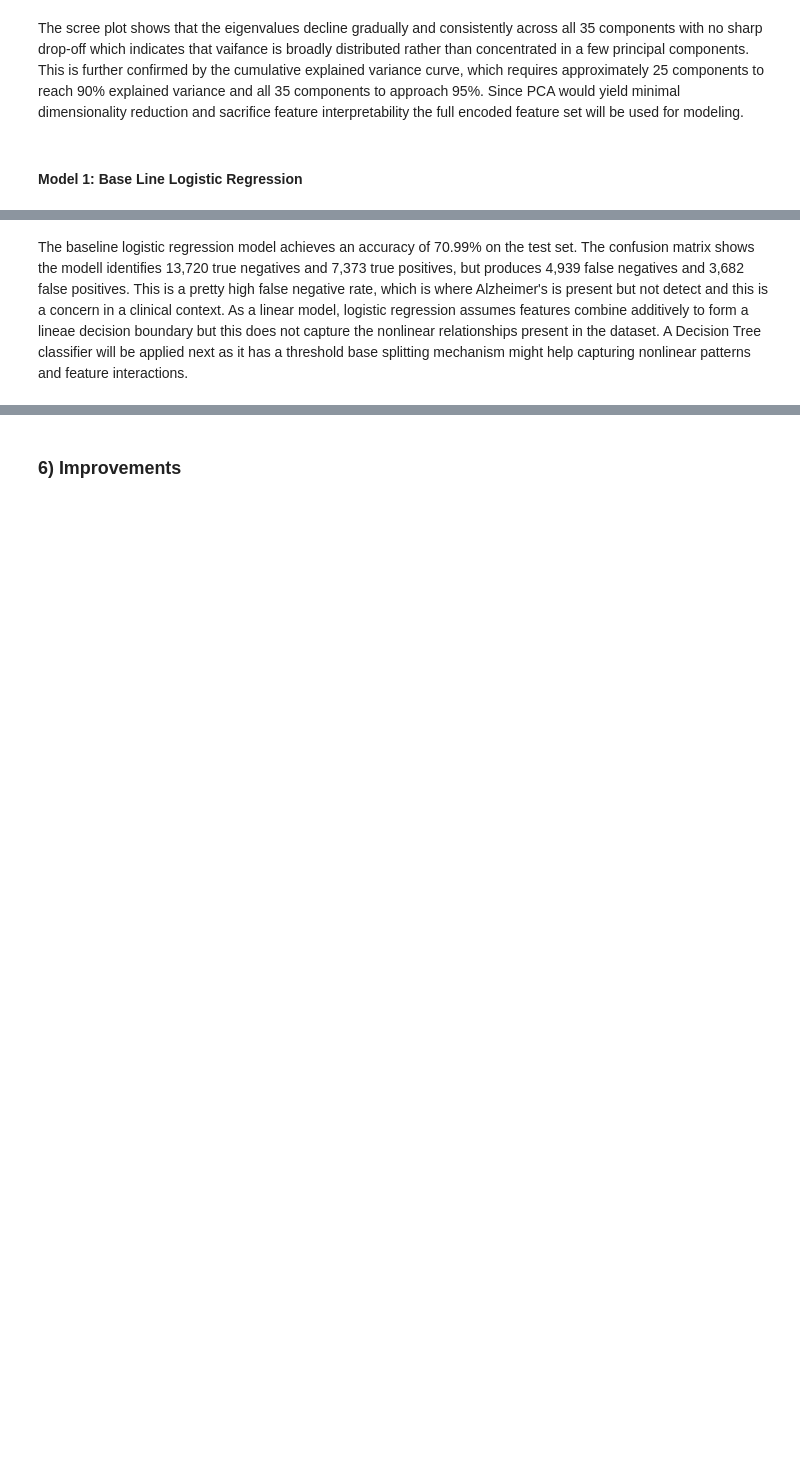
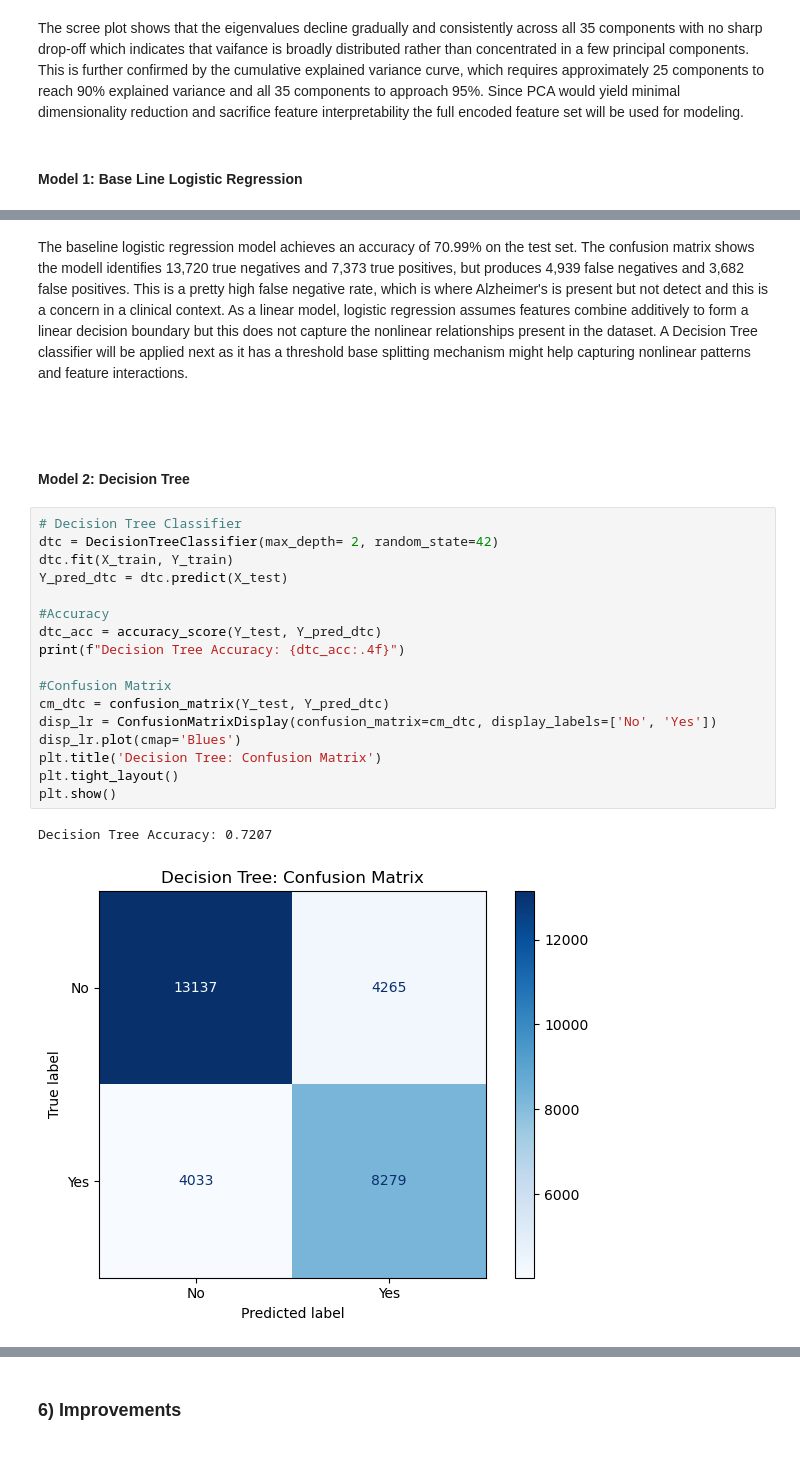
Before and after one commit to Zander-Rothering/Chem277a_Project_II, a Jupyter notebook: Project_II.ipynb, the cells around one changed output, grey strips where cells are left out. Drawn from its saved outputs; the diff is of its cells as text; blank space fills up the shorter version.

Commit message:
Added additional models

```diff
--- a/Project_II.ipynb
+++ b/Project_II.ipynb
@@ -403,4 +406,28 @@ plt.show()
 Logistic Regression Accuracy: 0.7099
 [figure]
 # %% [markdown]
-The baseline logistic regression model achieves an accuracy of 70.99% on the test set. The confusion matrix shows the modell identifies 13,720 true negatives and 7,373 true positives, but produces 4,939 false negatives and 3,682 false positives. This is a pretty high false negative rate, which is where Alzheimer's is present but not detect and this is a concern in a clinical context. As a linear model, logistic regression assumes features combine additively to form a lineae decision boundary but this does not capture the nonlinear relationships present in the dataset. A Decision Tree classifier will be applied next as it has a threshold base splitting mechanism might help capturing nonlinear patterns and feature interactions.
+The baseline logistic regression model achieves an accuracy of 70.99% on the test set. The confusion matrix shows the modell identifies 13,720 true negatives and 7,373 true positives, but produces 4,939 false negatives and 3,682 false positives. This is a pretty high false negative rate, which is where Alzheimer's is present but not detect and this is a concern in a clinical context. As a linear model, logistic regression assumes features combine additively to form a linear decision boundary but this does not capture the nonlinear relationships present in the dataset. A Decision Tree classifier will be applied next as it has a threshold base splitting mechanism might help capturing nonlinear patterns and feature interactions.
+# %% [markdown]
+<br>
+# %% [markdown]
+#### Model 2: Decision Tree
+# %%
+# Decision Tree Classifier
+dtc = DecisionTreeClassifier(max_depth= 2, random_state=42)
+dtc.fit(X_train, Y_train)
+Y_pred_dtc = dtc.predict(X_test)
+
+#Accuracy
+dtc_acc = accuracy_score(Y_test, Y_pred_dtc)
+print(f"Decision Tree Accuracy: {dtc_acc:.4f}")
+
+#Confusion Matrix
+cm_dtc = confusion_matrix(Y_test, Y_pred_dtc)
+disp_lr = ConfusionMatrixDisplay(confusion_matrix=cm_dtc, display_labels=['No', 'Yes'])
+disp_lr.plot(cmap='Blues')
+plt.title('Decision Tree: Confusion Matrix')
+plt.tight_layout()
+plt.show()
+# %% [output]
+Decision Tree Accuracy: 0.7207
+[figure, added]
```
Also changed, not shown: parts of 16 cells of this notebook.
